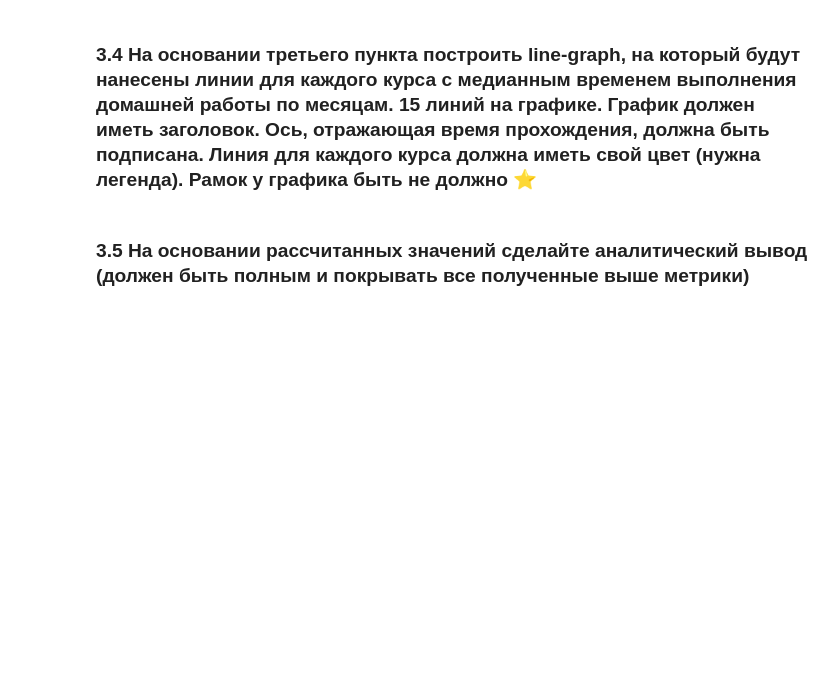
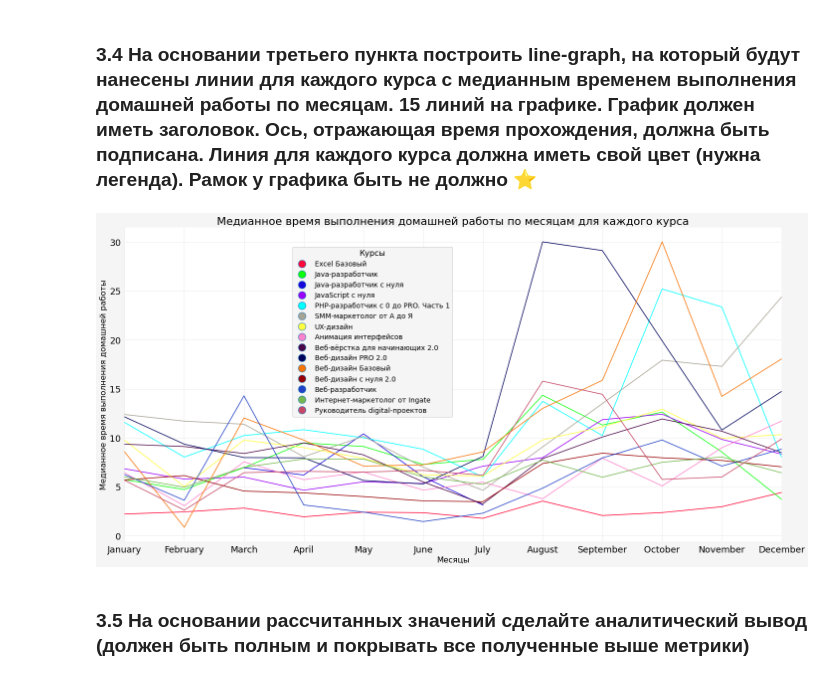
Before and after one commit to greymetall/data_science, a Jupyter notebook: Coursework#1/Coursework_analytics_1.ipynb, the cells around one changed output. Saved outputs shown, nothing was run; the diff lists cells and outputs as text; code cells hidden in the pictures; blank space fills up the shorter version.

Commit message:
Coursework#1: p.3.3 and p.3.4 completed!

```diff
--- a/Coursework#1/Coursework_analytics_1.ipynb
+++ b/Coursework#1/Coursework_analytics_1.ipynb
@@ -1099,0 +1103,16 @@ plt.show()
+# %%
+# сбасываем индексы
+median_timing_by_months = true_progress.reset_index()
+
+# применяем к каждой ячейке функцию, которая возвращает номер месяца исходя из даты начала выполнения д/з
+# и записывает в новую колонку start_month
+median_timing_by_months['start_month'] = median_timing_by_months.start_date.apply(lambda date: date.month)
+
+# группируем по названию курса и месяцу начала д/з и рассчитываем медианное время выполнения в днях
+median_timing_by_months = median_timing_by_months\
+                         .groupby(['course_title', 'start_month'])\
+                         .module_timing.median()\
+                         .to_frame()
+# переименовываем колонки
+median_timing_by_months.rename(columns={'module_timing':'median_by_months'}, inplace=True)
+median_timing_by_months
@@ -1100,5 +1134,40 @@ plt.show()
 # %% [markdown]
 ### 3.4 На основании третьего пункта построить line-graph, на который будут нанесены линии для каждого курса с медианным временем выполнения домашней работы по месяцам. 15 линий на графике. График должен иметь заголовок. Ось, отражающая время прохождения, должна быть подписана. Линия для каждого курса должна иметь свой цвет (нужна легенда). Рамок у графика быть не должно ⭐
+# %%
+# массив со всеми месяцами года
+months_scale = np.array([month.month_name() for month in pd.date_range('2018-01', '2019-1', freq='M')])
+# %%
+plt.figure(figsize=(20,10), facecolor='whitesmoke')
+ax = plt.axes()
+for course in courses:
+    plt.plot(median_timing_by_months.loc[course].index.values,
+             median_timing_by_months.loc[course].median_by_months.values,
+             color=color_map[course]) # отрисовка графиков с параметрами
+plt.title(f'Медианное время выполнения домашней работы по месяцам для каждого курса', size=22)
+plt.xlabel('Месяцы', size=16)
+plt.ylabel('Медианное время выполнения домашней работы', size=16)
+plt.xticks(np.arange(1,13), months_scale)
+plt.xlim(1, 12) # лимиты по оси x
+plt.tick_params(labelsize=18)
+for spine in ax.spines.values():
+    spine.set_visible(False) # убираем рамки
+ax.xaxis.set_ticks_position('none') # убираем тикеты с оси x
+ax.yaxis.set_ticks_position('none') # убираем тикеты с оси y
+plt.legend(markers, courses,
+           loc=2,
+           bbox_to_anchor=(0.25, 0.95),
+           title='Курсы',
+           fontsize=14,
+           title_fontsize=16,
+           framealpha=1, # прозрачность рамки
+           frameon=True, # видимость рамки
+           facecolor='whitesmoke',
+           fancybox=True) # скругление углов
+plt.grid(color='.9')
+plt.tight_layout()
+plt.show()
+# %% [output]
+[figure, added]
 # %% [markdown]
 ### 3.5 На основании рассчитанных значений сделайте аналитический вывод (должен быть полным и покрывать все полученные выше метрики)
 # %% [markdown]
```
Also changed, not shown: parts of 10 cells of this notebook.
